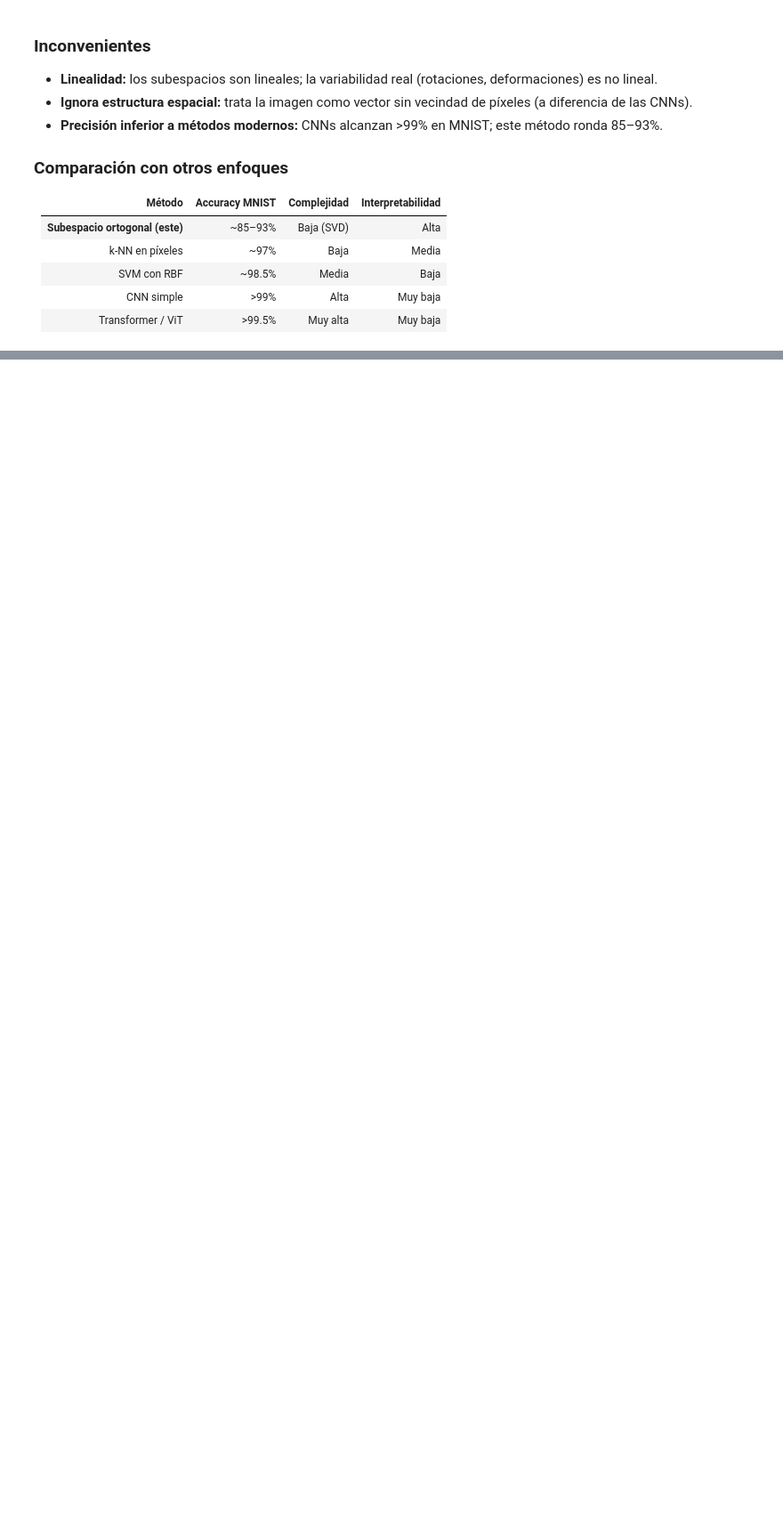
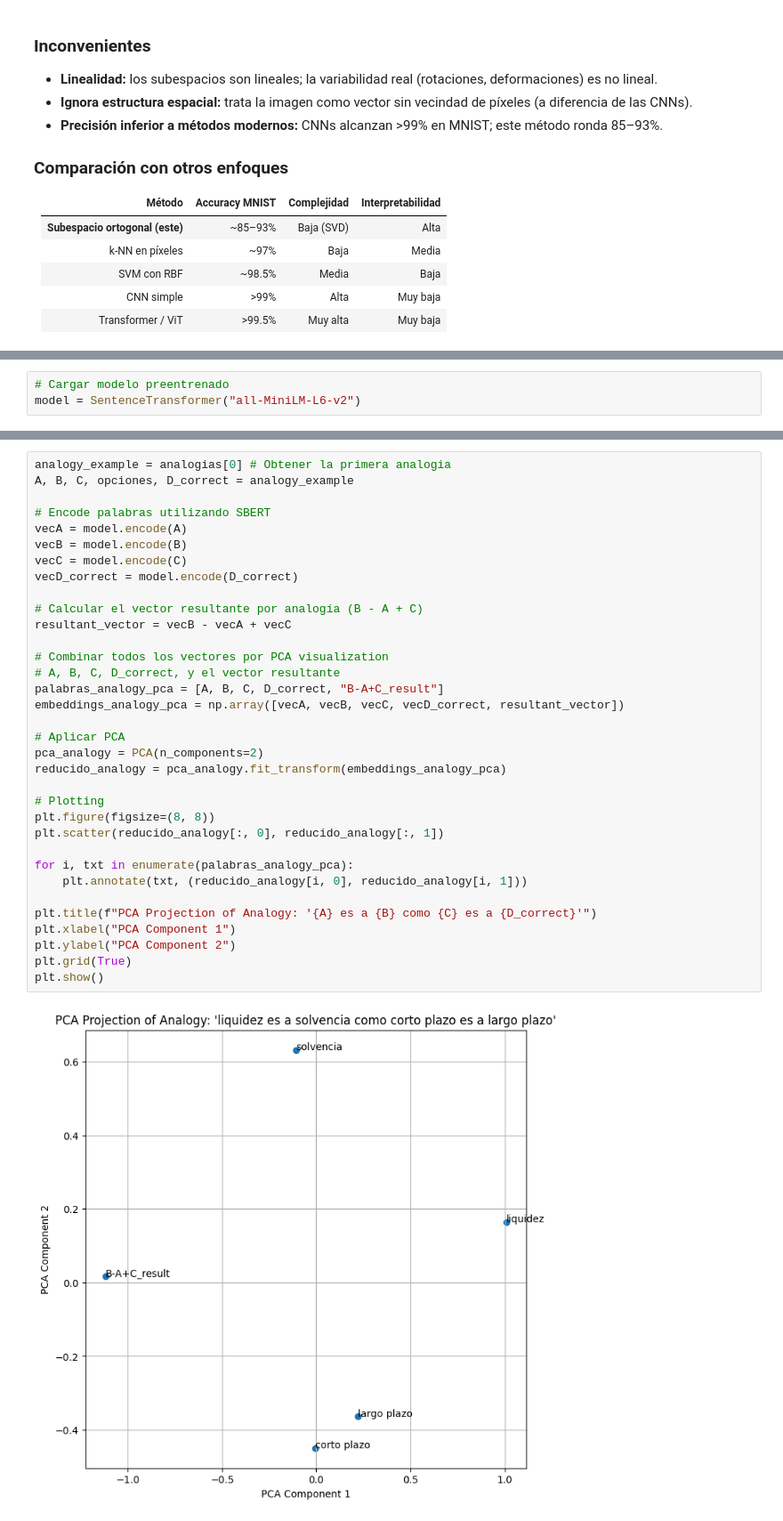
Before and after one commit to Jvelasquez980/Examen2-MatApl, a Jupyter notebook: examen.ipynb, the cells around one changed output, grey strips where cells are left out. Shown at 89% size. Cells and saved outputs as stored; diff of their text form; blank space fills up the shorter version.

```diff
--- a/examen.ipynb
+++ b/examen.ipynb
@@ -538,0 +831,3 @@ La dimensión intrínseca de la variabilidad del dígito es mucho menor que 256.
+# %%
+# Cargar modelo preentrenado
+model = SentenceTransformer("all-MiniLM-L6-v2")
@@ -538,0 +969,36 @@ La dimensión intrínseca de la variabilidad del dígito es mucho menor que 256.
+# %%
+analogy_example = analogias[0] # Obtener la primera analogia
+A, B, C, opciones, D_correct = analogy_example
+
+# Encode palabras utilizando SBERT
+vecA = model.encode(A)
+vecB = model.encode(B)
+vecC = model.encode(C)
+vecD_correct = model.encode(D_correct)
+
+# Calcular el vector resultante por analogía (B - A + C)
+resultant_vector = vecB - vecA + vecC
+
+# Combinar todos los vectores por PCA visualization
+# A, B, C, D_correct, y el vector resultante
+palabras_analogy_pca = [A, B, C, D_correct, "B-A+C_result"]
+embeddings_analogy_pca = np.array([vecA, vecB, vecC, vecD_correct, resultant_vector])
+
+# Aplicar PCA
+pca_analogy = PCA(n_components=2)
+reducido_analogy = pca_analogy.fit_transform(embeddings_analogy_pca)
+
+# Plotting
+plt.figure(figsize=(8, 8))
+plt.scatter(reducido_analogy[:, 0], reducido_analogy[:, 1])
+
+for i, txt in enumerate(palabras_analogy_pca):
+    plt.annotate(txt, (reducido_analogy[i, 0], reducido_analogy[i, 1]))
+
+plt.title(f"PCA Projection of Analogy: '{A} es a {B} como {C} es a {D_correct}'")
+plt.xlabel("PCA Component 1")
+plt.ylabel("PCA Component 2")
+plt.grid(True)
+plt.show()
+# %% [output]
+[figure, added]
```
Also changed, not shown: parts of 16 cells of this notebook.
